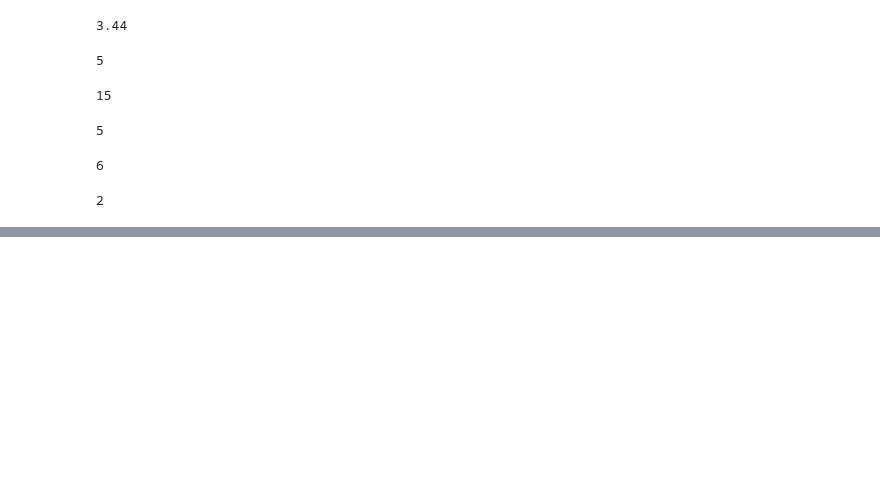
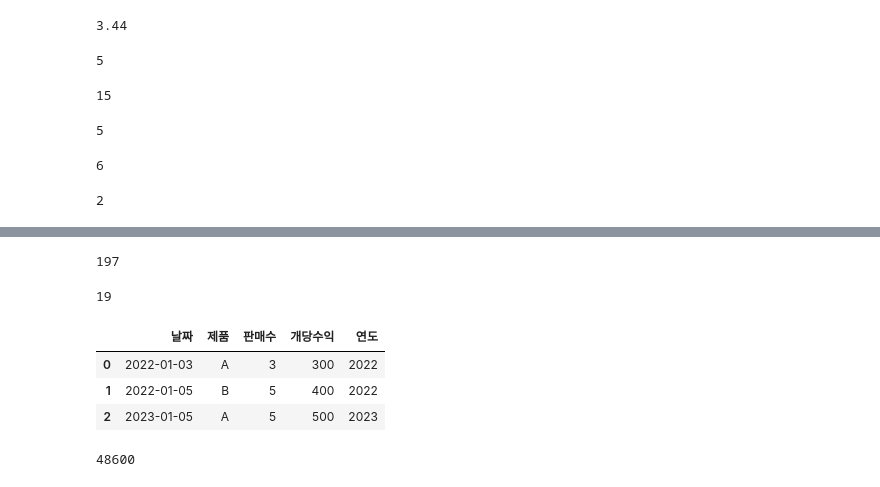
Before and after one commit to JJOK97/big-data-analyst, a Jupyter notebook: analysis/강의/1유형/제1유형_문제풀이.ipynb, the cells around one changed output, grey strips where cells are left out. Saved outputs shown, nothing was run; the diff lists cells and outputs as text; code cells hidden in the pictures; blank space fills up the shorter version.

```diff
--- a/analysis/강의/1유형/제1유형_문제풀이.ipynb
+++ b/analysis/강의/1유형/제1유형_문제풀이.ipynb
@@ -193,0 +280,4 @@ df = pd.read_csv("../../mtcars.csv")
+# %%
+print(round(mean_value))
+# %% [output]
+197
@@ -193,0 +288,23 @@ df = pd.read_csv("../../mtcars.csv")
+# %%
+print(round(df[df['car'].str.contains('Merc')]['mpg'].mean()))
+# %% [output]
+19
+# %%
+# 문제 22
+# '22년과 '23년의 총 매출액 차이를 절대값으로 구하시오.
+# (매출액 = 판매수*개당수익)
+df = pd.DataFrame( {
+    '날짜': ['20220103','20220105', '20230105','20230127','20220203', '20220205','20230210','20230223','20230312','20230422','20220505','20230511'],
+    '제품' : ['A','B', 'A', 'B', 'A', 'B','A', 'B', 'A', 'B', 'A', 'A'],
+    '판매수': [3, 5, 5, 10, 10, 10, 15, 15, 20, 25, 30, 40],
+    '개당수익': [300, 400, 500, 600, 400, 500, 500, 600, 600, 700, 600, 600] })
+# %%
+df['날짜'] = pd.to_datetime(df['날짜'])
+# %%
+df['연도'] = df['날짜'].dt.year
+df.head(3)
+# %% [output]
+|  | 날짜 | 제품 | 판매수 | 개당수익 | 연도 |
+| 0 | 2022-01-03 | A | 3 | 300 | 2022 |
+| 1 | 2022-01-05 | B | 5 | 400 | 2022 |
+| 2 | 2023-01-05 | A | 5 | 500 | 2023 |
@@ -193,0 +313,4 @@ df = pd.read_csv("../../mtcars.csv")
+# %%
+print(abs(df[df['연도'] == 2022]['매출'].sum() - df[df['연도'] == 2023]['매출'].sum()))
+# %% [output]
+48600
```
Also changed, not shown: parts of 26 cells of this notebook, 1 other file.
